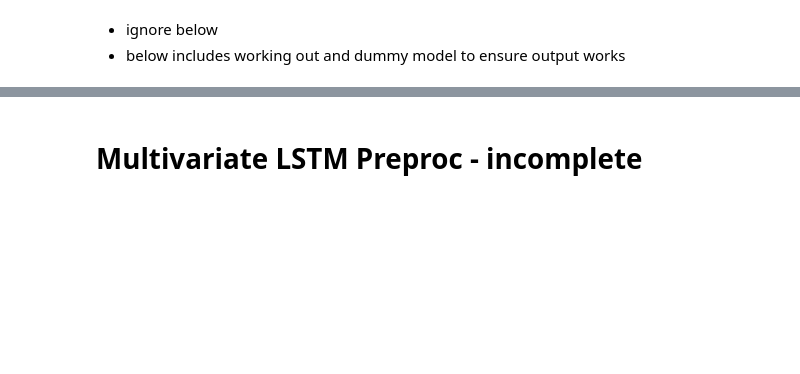
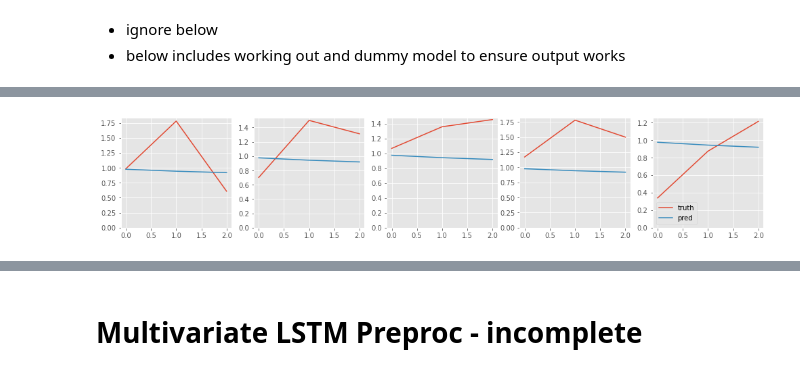
Before and after one commit to black-dalia/event-forecast-rio, a Jupyter notebook: KA_RNN_preproc.ipynb, the cells around one changed output, grey strips where cells are left out. Saved outputs shown, nothing was run; the diff lists cells and outputs as text; code cells hidden in the pictures; blank space fills up the shorter version.

```diff
--- a/KA_RNN_preproc.ipynb
+++ b/KA_RNN_preproc.ipynb
@@ -188,0 +219,9 @@ Epoch 00093: early stopping
+# %%
+plt.figure(figsize=(17,3))
+for id_plot, id_seq in enumerate(np.random.randint(low=0,high=len(X_test),size=5)):
+    plt.subplot(1, 5, id_plot+1)
+    plt.plot(y_test[id_seq], label='truth')
+    plt.plot(model.predict(X_test)[id_seq], label='pred')
+    plt.ylim(ymin=0)
+plt.legend();
+# %% [output]
@@ -188,0 +229 @@ Epoch 00093: early stopping
+[figure, added]
```
Also changed, not shown: parts of 27 cells of this notebook, 2 other files.
